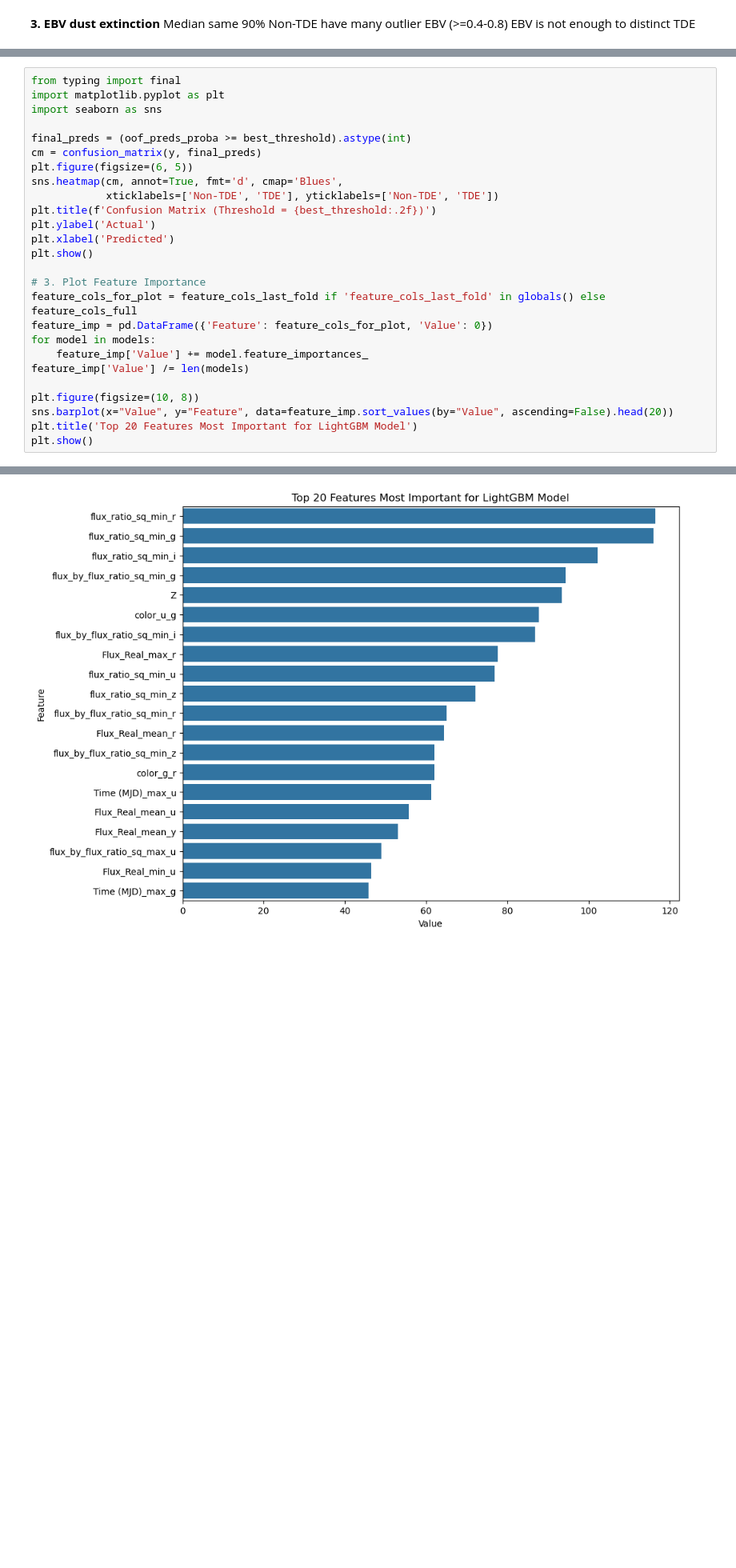
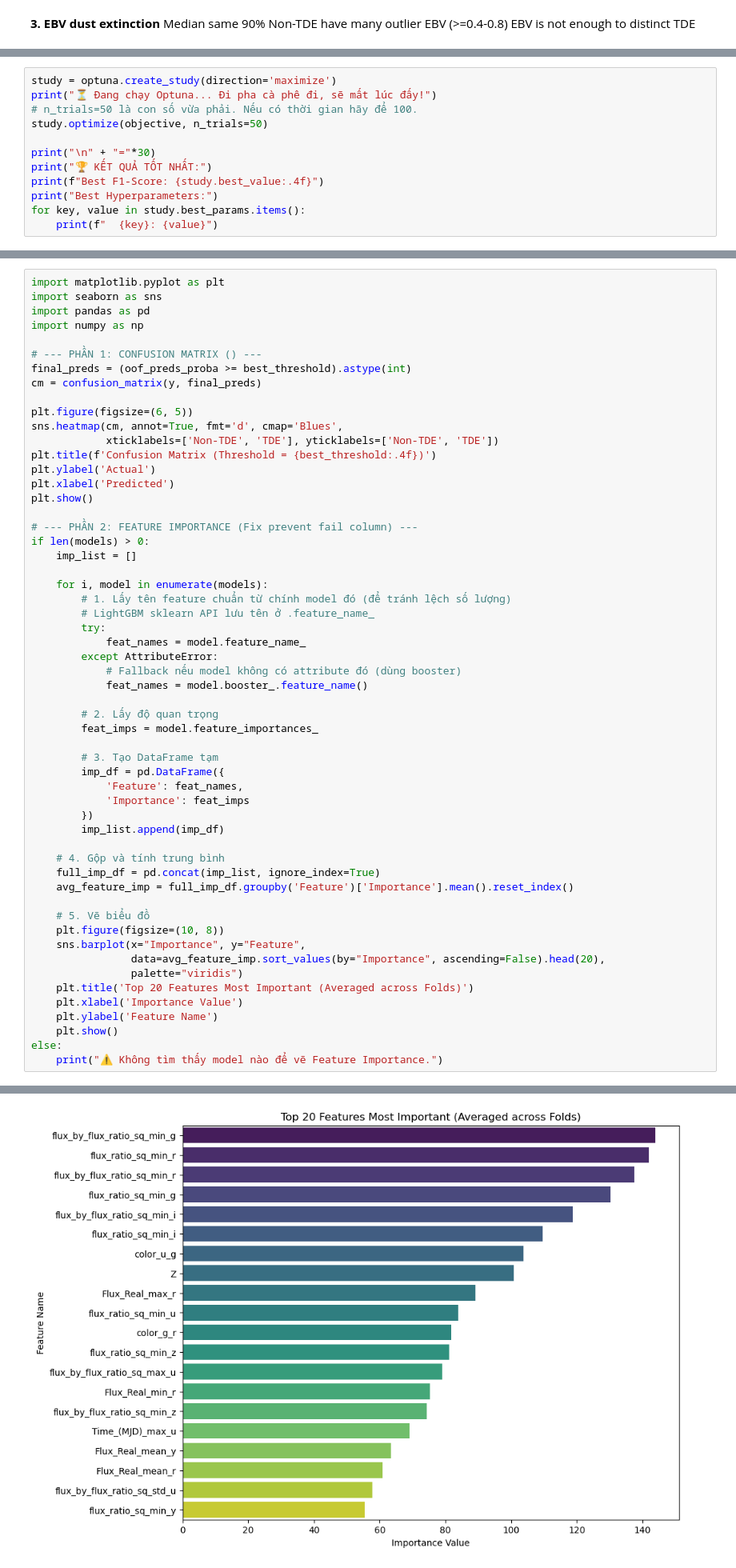
Before and after one commit to toilathuc/Machine-Learning, a Jupyter notebook: train_lightgbm.ipynb, the cells around one changed output, grey strips where cells are left out. Shown at 80% size. Cells and saved outputs as stored; diff of their text form; blank space fills up the shorter version.

```diff
--- a/train_lightgbm.ipynb
+++ b/train_lightgbm.ipynb
@@ -335,0 +372,12 @@ Fold 5: F1-Score (Default 0.5) = 0.3019
+# %%
+study = optuna.create_study(direction='maximize')
+print("⏳ Đang chạy Optuna... Đi pha cà phê đi, sẽ mất lúc đấy!")
+# n_trials=50 là con số vừa phải. Nếu có thời gian hãy để 100.
+study.optimize(objective, n_trials=50)
+
+print("\n" + "="*30)
+print("🏆 KẾT QUẢ TỐT NHẤT:")
+print(f"Best F1-Score: {study.best_value:.4f}")
+print("Best Hyperparameters:")
+for key, value in study.best_params.items():
+    print(f"  {key}: {value}")
@@ -403,27 +617,57 @@ Bootstrap threshold CI ~ [0.0789, 0.3299]
 # %%
-from typing import final
 import matplotlib.pyplot as plt
 import seaborn as sns
+import pandas as pd
+import numpy as np
 
+# --- PHẦN 1: CONFUSION MATRIX () ---
 final_preds = (oof_preds_proba >= best_threshold).astype(int)
 cm = confusion_matrix(y, final_preds)
+
 plt.figure(figsize=(6, 5))
 sns.heatmap(cm, annot=True, fmt='d', cmap='Blues',
             xticklabels=['Non-TDE', 'TDE'], yticklabels=['Non-TDE', 'TDE'])
-plt.title(f'Confusion Matrix (Threshold = {best_threshold:.2f})')
+plt.title(f'Confusion Matrix (Threshold = {best_threshold:.4f})')
 plt.ylabel('Actual')
 plt.xlabel('Predicted')
 plt.show()
 
-# 3. Plot Feature Importance
-feature_cols_for_plot = feature_cols_last_fold if 'feature_cols_last_fold' in globals() else feature_cols_full
-feature_imp = pd.DataFrame({'Feature': feature_cols_for_plot, 'Value': 0})
-for model in models:
-    feature_imp['Value'] += model.feature_importances_
-feature_imp['Value'] /= len(models)
+# --- PHẦN 2: FEATURE IMPORTANCE (Fix prevent fail column) ---
+if len(models) > 0:
+    imp_list = []
 
-plt.figure(figsize=(10, 8))
-sns.barplot(x="Value", y="Feature", data=feature_imp.sort_values(by="Value", ascending=False).head(20))
-plt.title('Top 20 Features Most Important for LightGBM Model')
-plt.show()
+    for i, model in enumerate(models):
+        # 1. Lấy tên feature chuẩn từ chính model đó (để tránh lệch số lượng)
+        # LightGBM sklearn API lưu tên ở .feature_name_
+        try:
+            feat_names = model.feature_name_
+        except AttributeError:
+            # Fallback nếu model không có attribute đó (dùng booster)
+            feat_names = model.booster_.feature_name()
+
+        # 2. Lấy độ quan trọng
+        feat_imps = model.feature_importances_
+
+        # 3. Tạo DataFrame tạm
+        imp_df = pd.DataFrame({
+            'Feature': feat_names,
+            'Importance': feat_imps
+        })
+        imp_list.append(imp_df)
+
+    # 4. Gộp và tính trung bình
+    full_imp_df = pd.concat(imp_list, ignore_index=True)
+    avg_feature_imp = full_imp_df.groupby('Feature')['Importance'].mean().reset_index()
+
+    # 5. Vẽ biểu đồ
+    plt.figure(figsize=(10, 8))
+    sns.barplot(x="Importance", y="Feature",
+                data=avg_feature_imp.sort_values(by="Importance", ascending=False).head(20),
+                palette="viridis")
+    plt.title('Top 20 Features Most Important (Averaged across Folds)')
+    plt.xlabel('Importance Value')
+    plt.ylabel('Feature Name')
+    plt.show()
+else:
+    print("⚠️ Không tìm thấy model nào để vẽ Feature Importance.")
 # %% [output]
@@ -431 +678 @@ plt.show()
-[figure, old version]
+[figure, new version]
```
Also changed, not shown: parts of 13 cells of this notebook, 2 other files.
